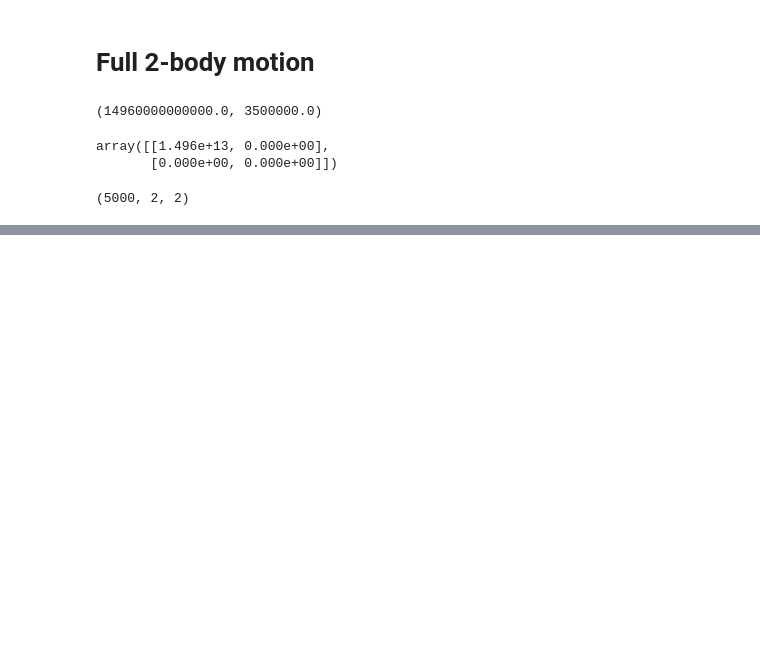
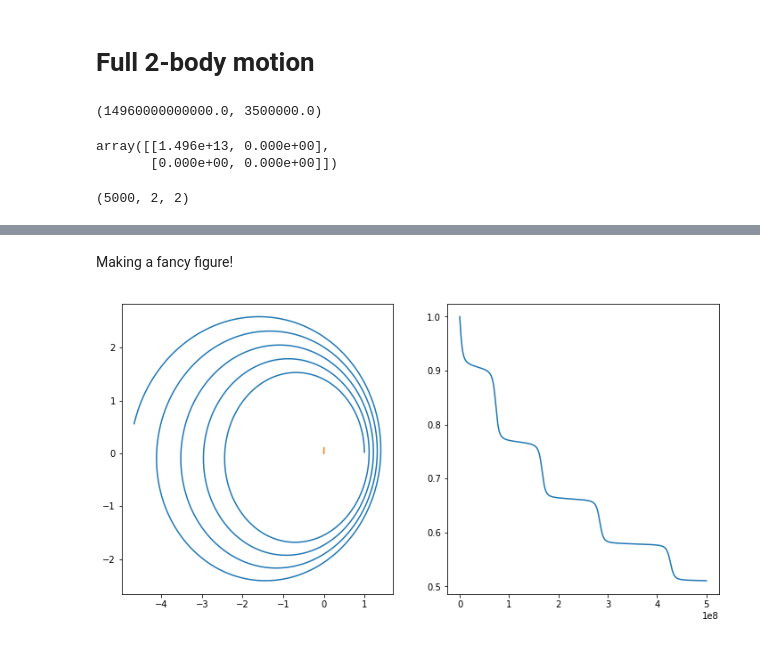
Before and after one commit to jnaiman/csci-p-14110, a Jupyter notebook: lesson03/inClass_lesson03.ipynb, the cells around one changed output, grey strips where cells are left out. Cells and saved outputs as stored; diff of their text form; code cells hidden in the pictures; blank space fills up the shorter version.

```diff
--- a/lesson03/inClass_lesson03.ipynb
+++ b/lesson03/inClass_lesson03.ipynb
@@ -209,0 +272,13 @@ plt.show()
+# %% [markdown]
+Making a fancy figure!
+# %%
+fig, ax = plt.subplots(1, 2, figsize=(6*2,6))
+
+ax[0].plot(r[:,0,0]/AUinCM, r[:,0,1]/AUinCM)
+ax[0].plot(r[:,1,0]/AUinCM, r[:,1,1]/AUinCM)
+
+ax[1].plot(t, E/E[0])
+
+plt.show()
+# %% [output]
+[figure, added]
```
Also changed, not shown: parts of 6 cells of this notebook, 3 other files.
